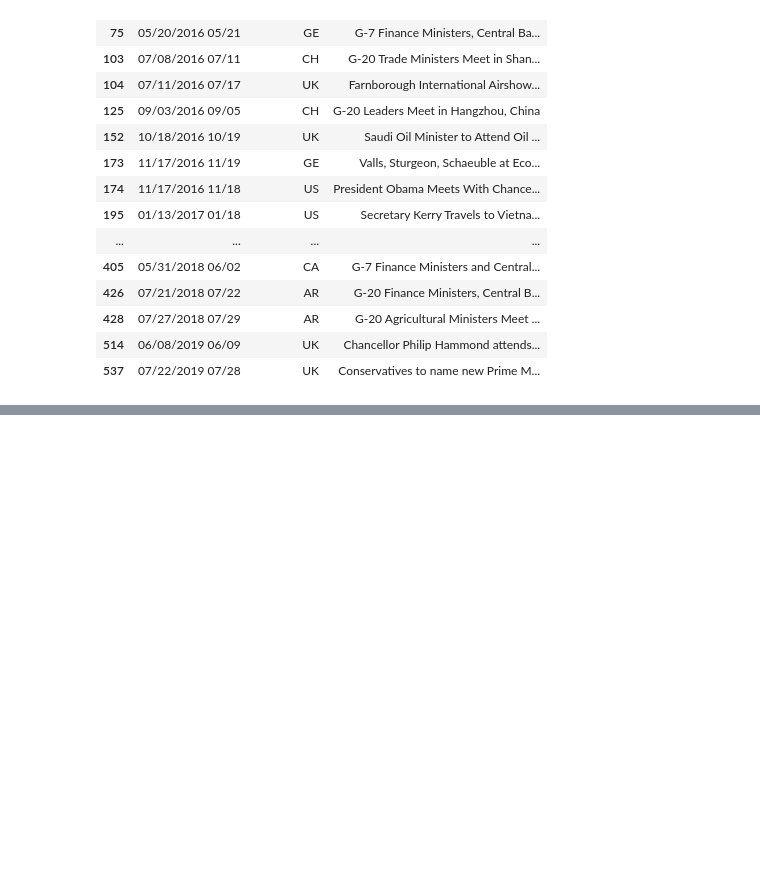
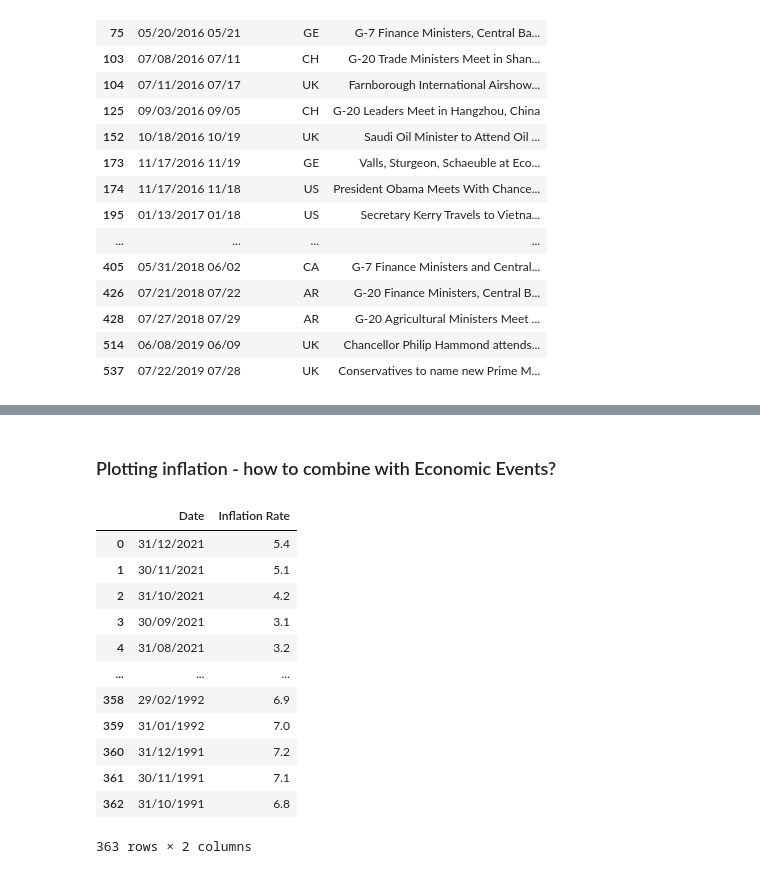
Before and after one commit to ADSMining/Mining, a Jupyter notebook: Notebooks/Economic notebooks/EconomicEvents.ipynb, the cells around one changed output, grey strips where cells are left out. Saved outputs shown, nothing was run; the diff lists cells and outputs as text; code cells hidden in the pictures; blank space fills up the shorter version.

```diff
--- a/Notebooks/Economic notebooks/EconomicEvents.ipynb
+++ b/Notebooks/Economic notebooks/EconomicEvents.ipynb
@@ -79,0 +112,19 @@ clean_data[clean_data['Date Time'].apply(lambda x: isinstance(x, str))]
+# %% [markdown]
+### Plotting inflation - how to combine with Economic Events?
+# %%
+inflation_df = pd.read_csv('../../Notebooks/Datasets/Economic_dataset/Inflation.csv')
+inflation_df
+# %% [output]
+|  | Date | Inflation Rate |
+| 0 | 31/12/2021 | 5.4 |
+| 1 | 30/11/2021 | 5.1 |
+| 2 | 31/10/2021 | 4.2 |
+| 3 | 30/09/2021 | 3.1 |
+| 4 | 31/08/2021 | 3.2 |
+| ... | ... | ... |
+| 358 | 29/02/1992 | 6.9 |
+| 359 | 31/01/1992 | 7.0 |
+| 360 | 31/12/1991 | 7.2 |
+| 361 | 30/11/1991 | 7.1 |
+| 362 | 31/10/1991 | 6.8 |
+363 rows × 2 columns
```
Also changed, not shown: parts of 6 cells of this notebook.
